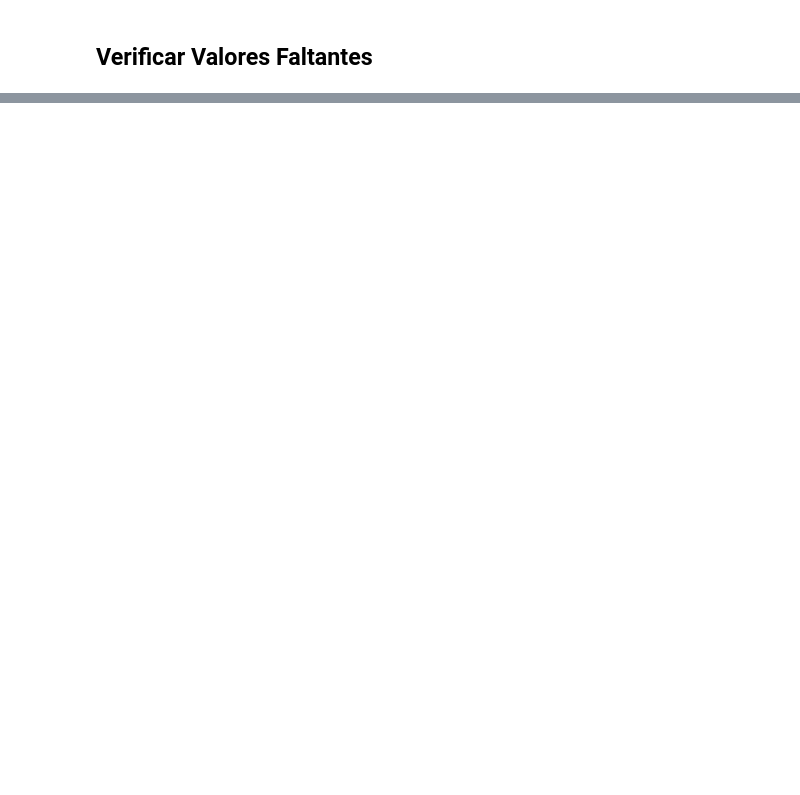
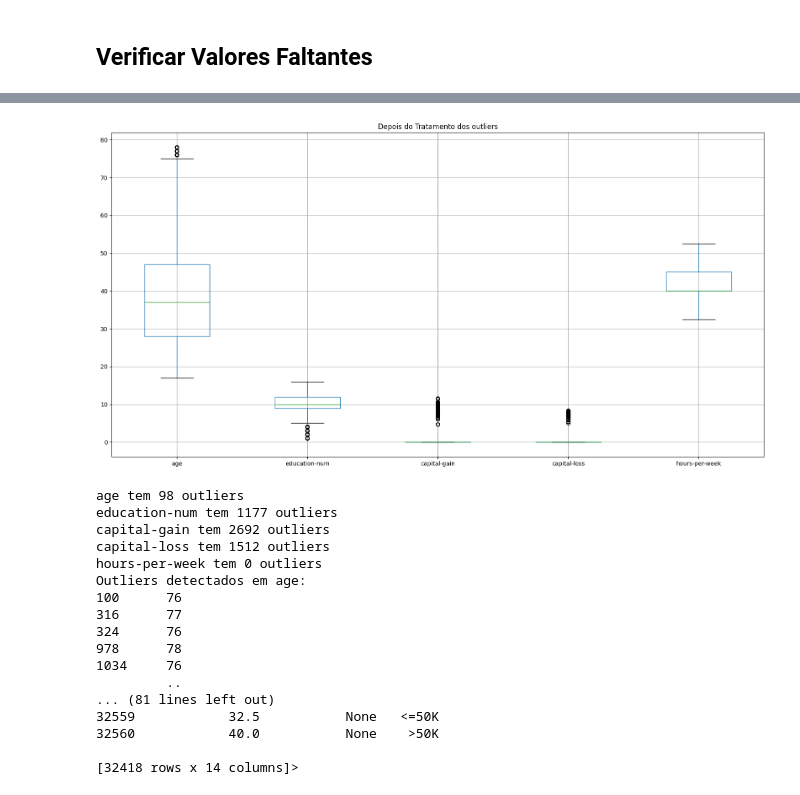
Before and after one commit to Reneress/Mestrado_Mineracao, a Jupyter notebook: Atividade_1_leonardo_Vinicius.ipynb, the cells around one changed output, grey strips where cells are left out. Drawn from its saved outputs; the diff is of its cells as text; code cells hidden in the pictures; blank space fills up the shorter version.

```diff
--- a/Atividade_1_leonardo_Vinicius.ipynb
+++ b/Atividade_1_leonardo_Vinicius.ipynb
@@ -120,0 +66,2 @@ plt.show()
+# %%
+df = df.drop('fnlwgt', axis=1)
@@ -219,0 +144,12 @@ TypeError: PCA does not support sparse input. See TruncatedSVD for a possible al
+# %%
+# Apaguar valores faltantes
+# df = df.dropna()
+
+df['occupation'] = df['occupation'].astype(str)  # Garantir que os dados são strings
+df['occupation'] = df['occupation'].fillna('Faltante', inplace=True)
+
+df['native-country'] = df['native-country'].astype(str)  # Garantir que os dados são strings
+df['native-country'] = df['native-country'].fillna('Faltante', inplace=True)
+
+df['workclass'] = df['workclass'].astype(str)  # Garantir que os dados são strings
+df['workclass'] = df['workclass'].fillna('Faltante', inplace=True)
@@ -219,0 +302,53 @@ TypeError: PCA does not support sparse input. See TruncatedSVD for a possible al
+# %%
+# Selecionar as colunas numéricas
+numerical_features = ['age', 'education-num', 'capital-gain', 'capital-loss', 'hours-per-week']
+
+# Visualizar os outliers com boxplots
+plt.figure(figsize=(20, 10))
+df[numerical_features].boxplot()
+plt.title("Depois do Tratamento dos outliers")
+plt.show()
+
+# Função para encontrar os limites de outliers usando o IQR
+def find_outliers_IQR(df):
+    outliers = {}
+    for feature in numerical_features:
+        Q1 = df[feature].quantile(0.25)
+        Q3 = df[feature].quantile(0.75)
+        IQR = Q3 - Q1
+        lower_bound = Q1 - 1.5 * IQR
+        upper_bound = Q3 + 1.5 * IQR
+        outliers[feature] = df[(df[feature] < lower_bound) | (df[feature] > upper_bound)][feature]
+    return outliers
+
+# Detectar outliers
+outliers = find_outliers_IQR(df)
+for feature, data in outliers.items():
+    print(f"{feature} tem {len(data)} outliers")
+
+# Visualizar os outliers específicos
+for feature, data in outliers.items():
+    if len(data) > 0:
+        print(f"Outliers detectados em {feature}:")
+        print(data)
+
+print(df.info)
+# %% [output]
+[figure, added]
+age tem 98 outliers
+education-num tem 1177 outliers
+capital-gain tem 2692 outliers
+capital-loss tem 1512 outliers
+hours-per-week tem 0 outliers
+Outliers detectados em age:
+100      76
+316      77
+324      76
+978      78
+1034     76
+         ..
+... (81 lines left out)
+32559            32.5           None   <=50K
+32560            40.0           None    >50K
+
+[32418 rows x 14 columns]>
```
Also changed, not shown: parts of 39 cells of this notebook.
